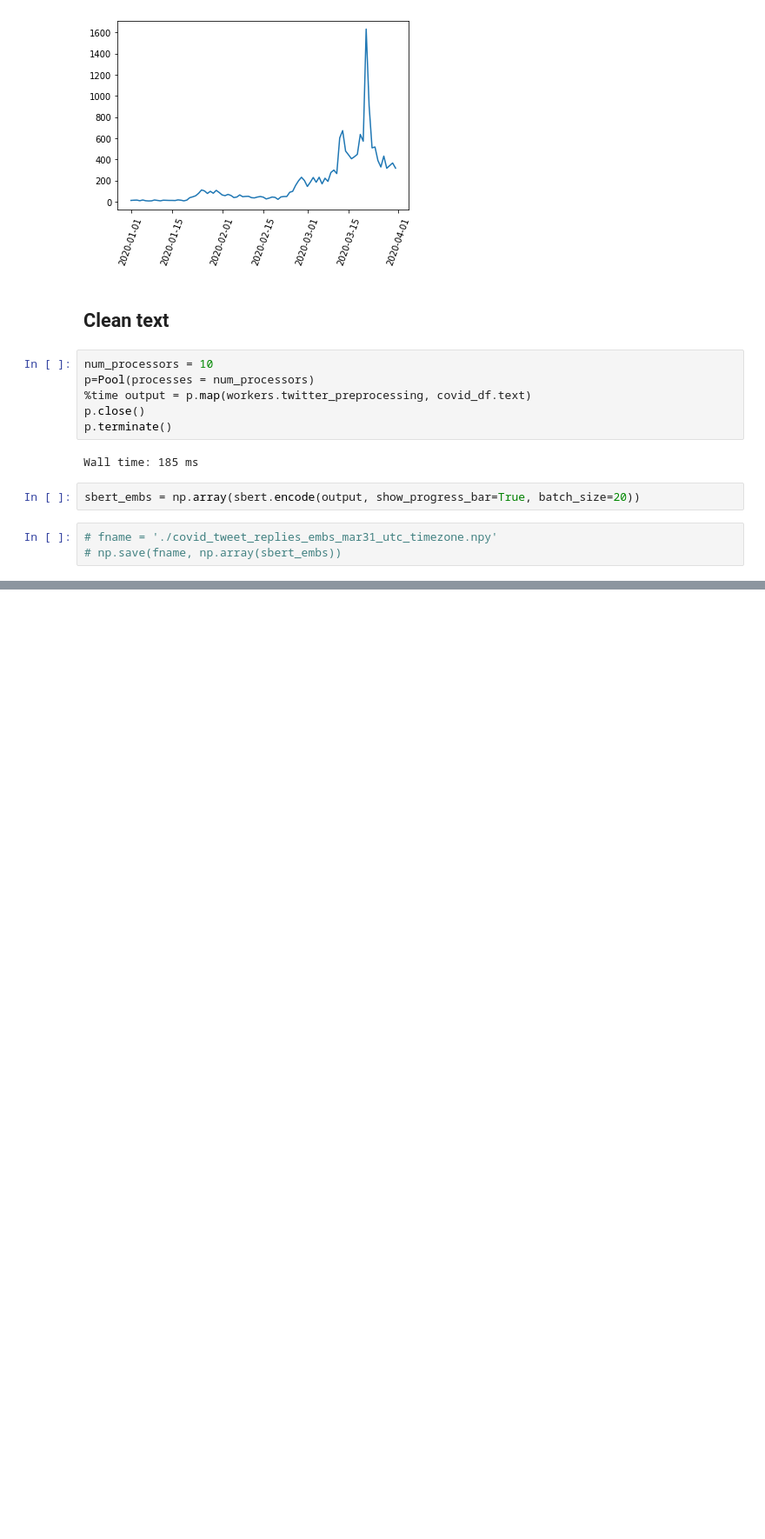
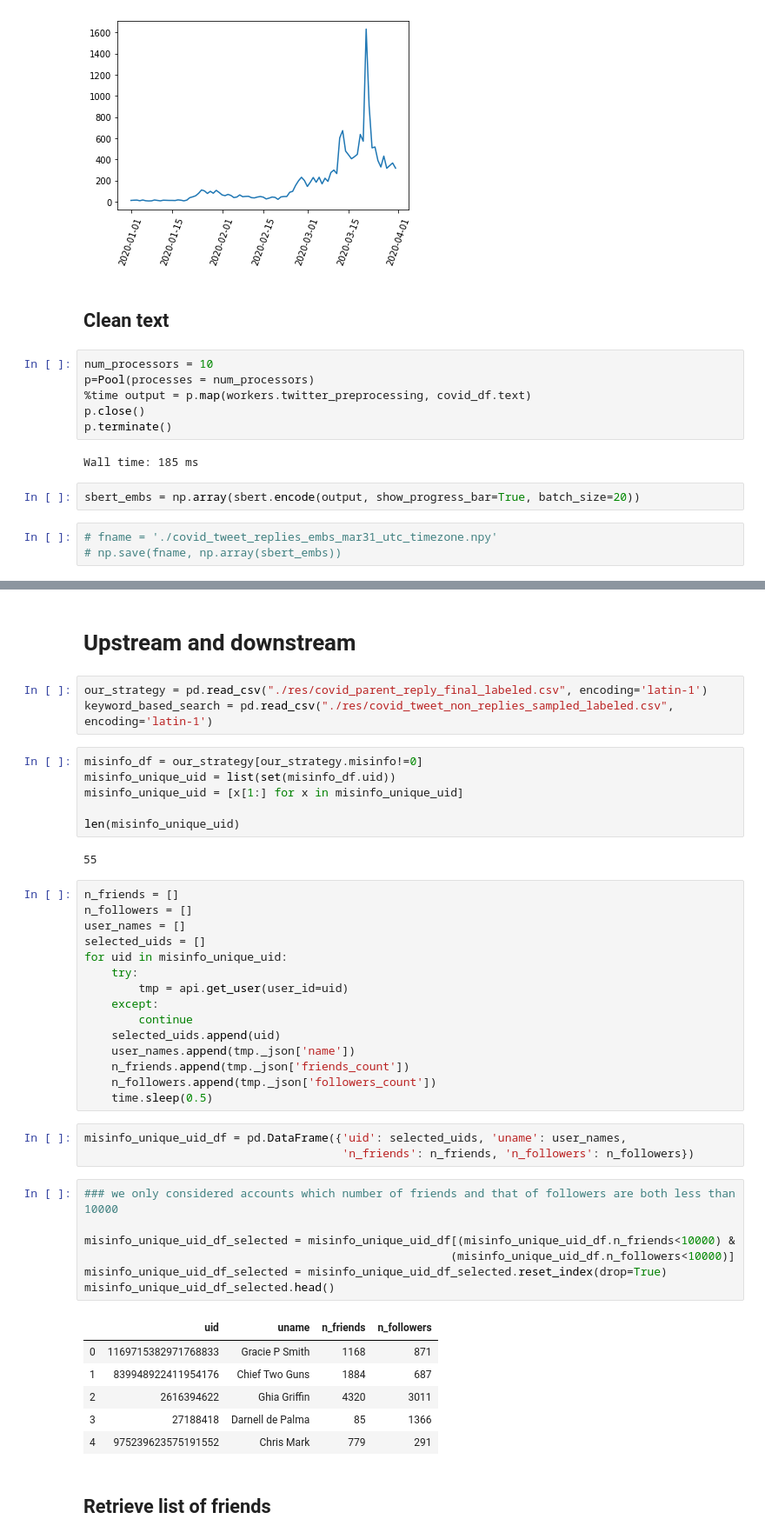
Before and after one commit to hkim07/extract_misinformation_candidate_tweets, a Jupyter notebook: covid_antibiotics_main.ipynb, the cells around one changed output, grey strips where cells are left out. Shown at 87% size. Saved outputs shown, nothing was run; the diff lists cells and outputs as text; blank space fills up the shorter version.

```diff
--- a/covid_antibiotics_main.ipynb
+++ b/covid_antibiotics_main.ipynb
@@ -71,0 +322,47 @@ sbert_embs = np.array(sbert.encode(output, show_progress_bar=True, batch_size=20
+# %% [markdown]
+# Upstream and downstream
+# %%
+our_strategy = pd.read_csv("./res/covid_parent_reply_final_labeled.csv", encoding='latin-1')
+keyword_based_search = pd.read_csv("./res/covid_tweet_non_replies_sampled_labeled.csv", encoding='latin-1')
+# %%
+misinfo_df = our_strategy[our_strategy.misinfo!=0]
+misinfo_unique_uid = list(set(misinfo_df.uid))
+misinfo_unique_uid = [x[1:] for x in misinfo_unique_uid]
+
+len(misinfo_unique_uid)
+# %% [output]
+55
+# %%
+n_friends = []
+n_followers = []
+user_names = []
+selected_uids = []
+for uid in misinfo_unique_uid:
+    try:
+        tmp = api.get_user(user_id=uid)
+    except:
+        continue
+    selected_uids.append(uid)
+    user_names.append(tmp._json['name'])
+    n_friends.append(tmp._json['friends_count'])
+    n_followers.append(tmp._json['followers_count'])
+    time.sleep(0.5)
+# %%
+misinfo_unique_uid_df = pd.DataFrame({'uid': selected_uids, 'uname': user_names,
+                                      'n_friends': n_friends, 'n_followers': n_followers})
+# %%
+### we only considered accounts which number of friends and that of followers are both less than 10000
+
+misinfo_unique_uid_df_selected = misinfo_unique_uid_df[(misinfo_unique_uid_df.n_friends<10000) &
+                                                      (misinfo_unique_uid_df.n_followers<10000)]
+misinfo_unique_uid_df_selected = misinfo_unique_uid_df_selected.reset_index(drop=True)
+misinfo_unique_uid_df_selected.head()
+# %% [output]
+|  | uid | uname | n_friends | n_followers |
+| 0 | 1169715382971768833 | Gracie P Smith | 1168 | 871 |
+| 1 | 839948922411954176 | Chief Two Guns | 1884 | 687 |
+| 2 | 2616394622 | Ghia Griffin | 4320 | 3011 |
+| 3 | 27188418 | Darnell de Palma | 85 | 1366 |
+| 4 | 975239623575191552 | Chris Mark | 779 | 291 |
+# %% [markdown]
+## Retrieve list of friends
```
Also changed, not shown: parts of 32 cells of this notebook, 10 other files.
